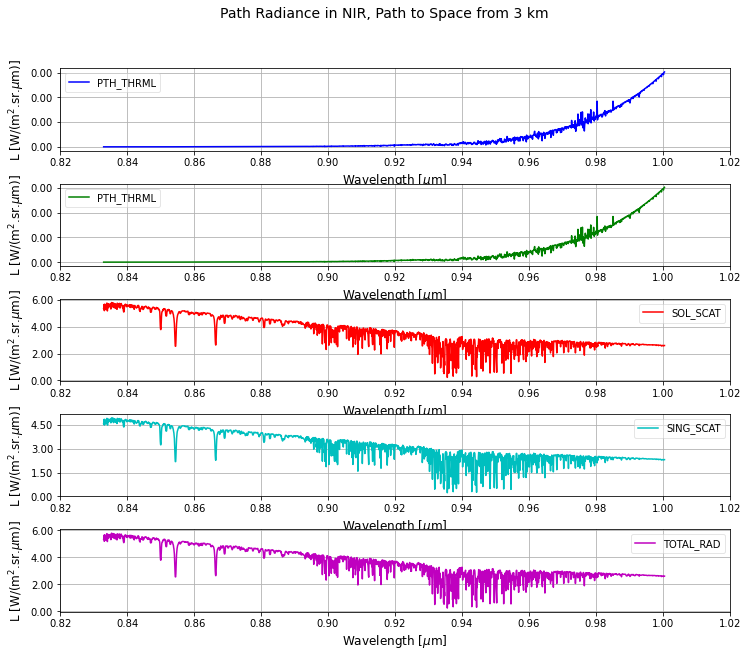
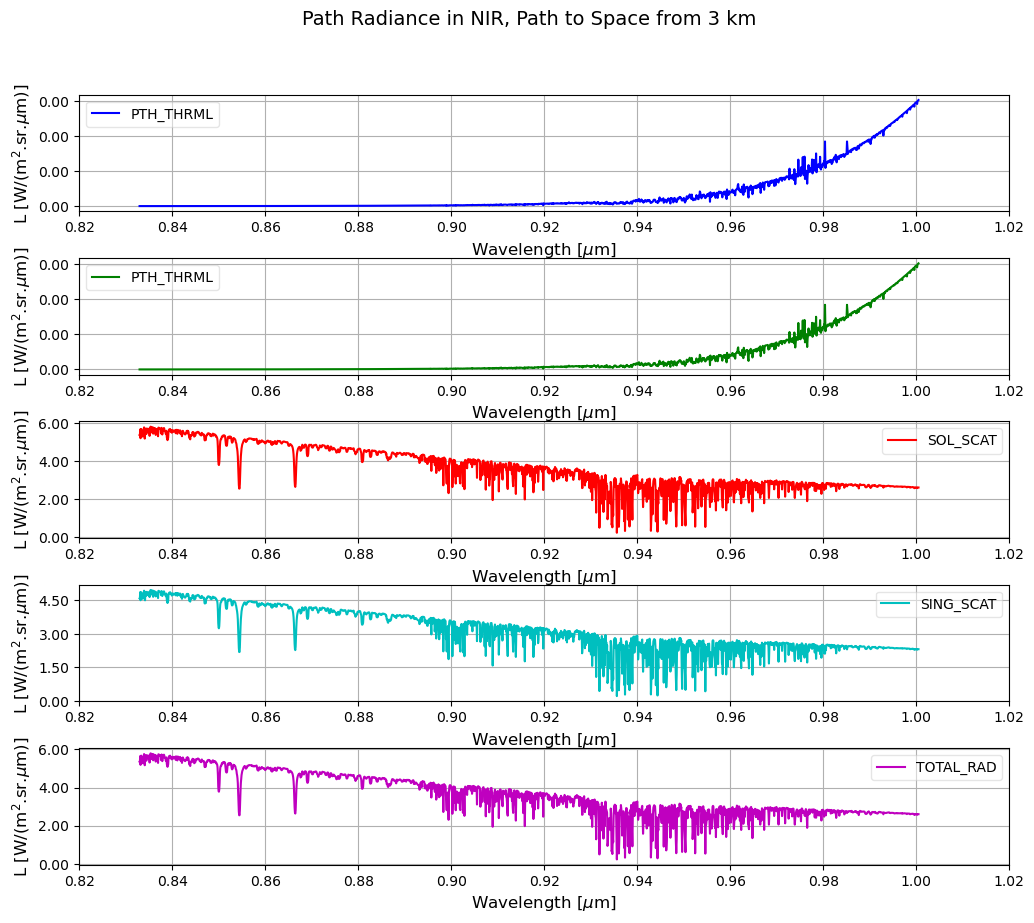
Unified diff of the notebook cell whose output changed from the first chart to the second:
--- before
+++ after
@@ -11,11 +11,11 @@
     # convert cm2 to m2 for area
     Lpath *= 1.0e4
-    sr.plot(i,  wl, Lpath, "","Wavelength [$\mu$m]",
-          "L [W/(m$^2$.sr.$\mu$m)]",
+    sr.plot(i,  wl, Lpath, "","Wavelength [$\\mu$m]",
+          "L [W/(m$^2$.sr.$\\mu$m)]",
          label=[colSelect[i][:]],legendAlpha=0.5, #pltaxis=[0.4,1, 0, 1],
          maxNX=10, maxNY=4, powerLimits = [-4,  4, -5, 5],xAxisFmt='%.2f');
 
     #convert from /cm^2 to /m2 and integrate using the wavenumber vector
-    totinband = - np.trapz(Lpath.reshape(-1, 1),wl, 
+    totinband = - np.trapezoid(Lpath.reshape(-1, 1),wl, 
                                   axis=0)[0]
     print('{0} integral is {1} [W/(m^2.sr)]'.format(colSelect[i][:],totinband))

Commit: updated Juptyter notebooks to 2026-04 pyradi status.